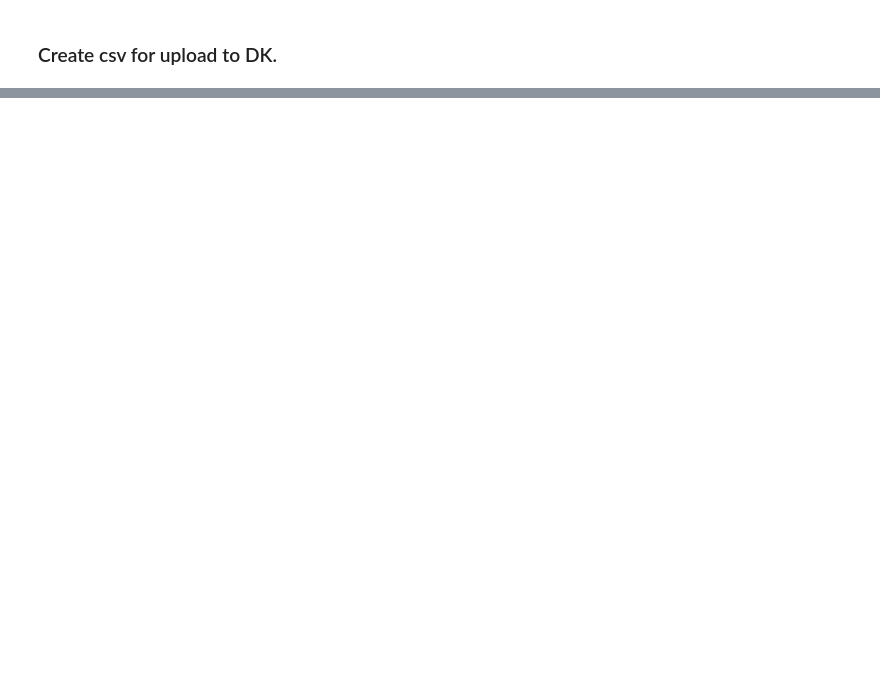
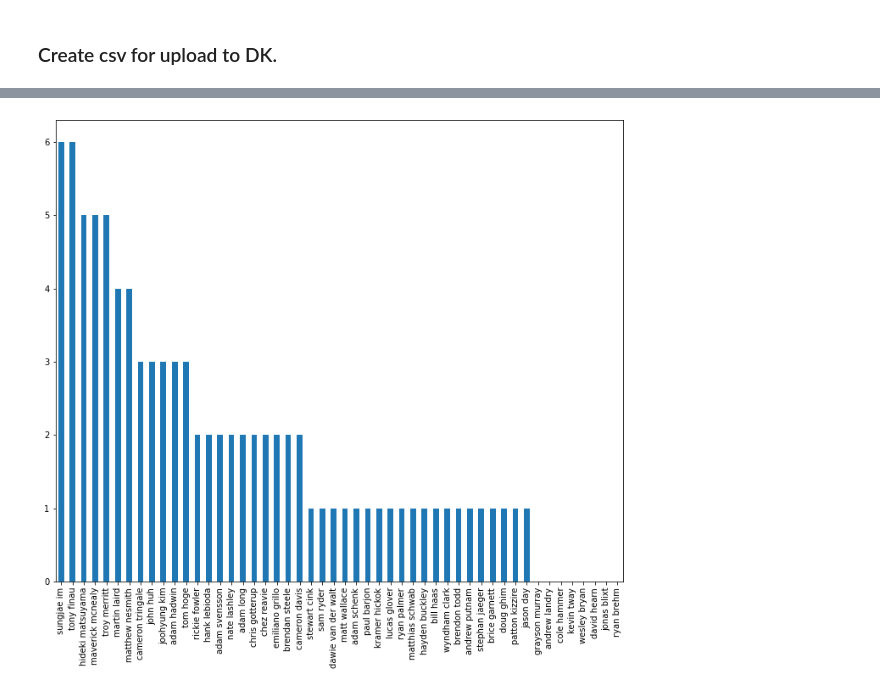
Before and after one commit to tc-smith/DFS-Golf, a Jupyter notebook: ortools mip solution for multiple lineups PGA.ipynb, the cells around one changed output, grey strips where cells are left out. Saved outputs shown, nothing was run; the diff lists cells and outputs as text; code cells hidden in the pictures; blank space fills up the shorter version.

```diff
--- a/ortools mip solution for multiple lineups PGA.ipynb
+++ b/ortools mip solution for multiple lineups PGA.ipynb
@@ -610,7 +610,7 @@ ben kohles              0
 mardy fish              0
 # %%
-# uncomment these lines to show bar graph of above player counts
-
-# counts_small.sort_values(ascending=False).iloc[:50].T.plot(kind="bar", figsize=(12, 10))
-# plt.show()
+counts_small.sort_values(ascending=False).iloc[:50].T.plot(kind="bar", figsize=(12, 10))
+plt.show()
+# %% [output]
+[figure, added]
 # %%
```
Also changed, not shown: parts of 5 cells of this notebook.
